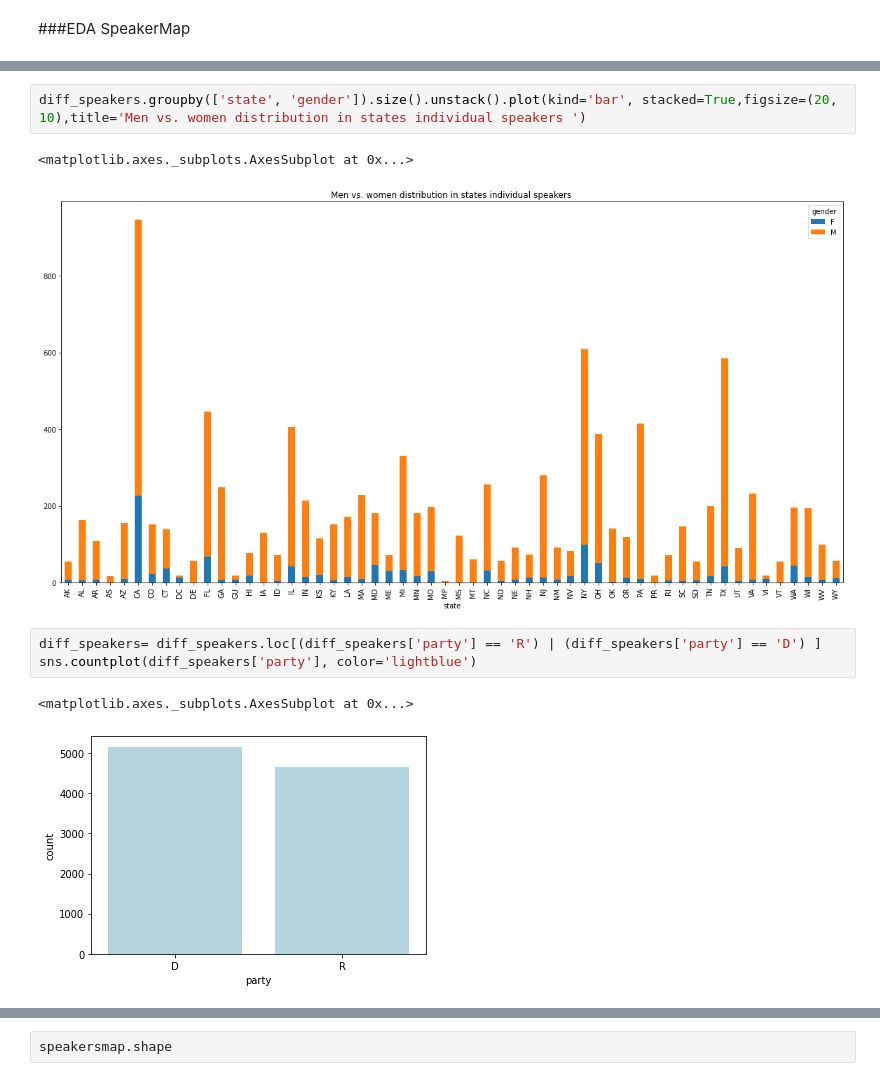
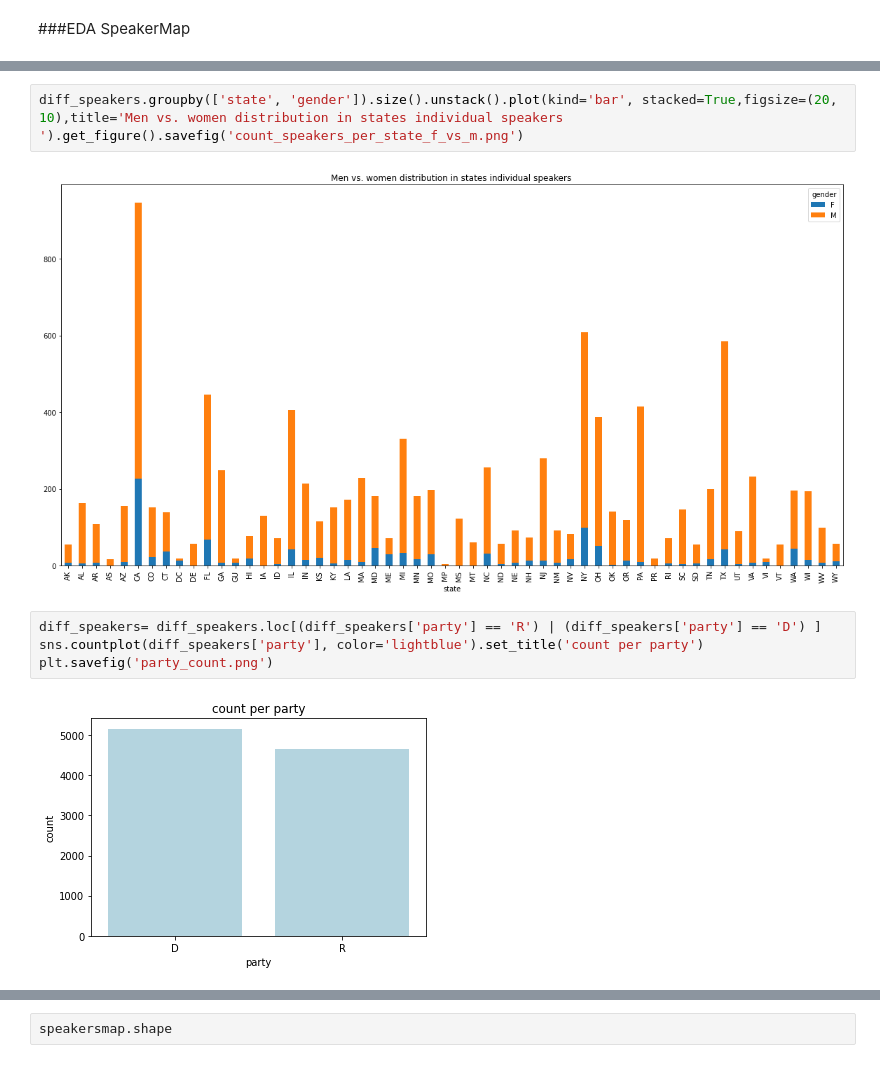
Before and after one commit to rfahrn/Text-Analysis, a Jupyter notebook: AnalysisAmericanCongress.ipynb, the cells around one changed output, grey strips where cells are left out. Drawn from its saved outputs; the diff is of its cells as text.

```diff
--- a/AnalysisAmericanCongress.ipynb
+++ b/AnalysisAmericanCongress.ipynb
@@ -104,14 +104,13 @@ diff_speakers.state.value_counts().plot(kind='bar',figsize=(30, 10))
 # %%
-diff_speakers.groupby(['state', 'gender']).size().unstack().plot(kind='bar', stacked=True,figsize=(20, 10),title='Men vs. women distribution in states individual speakers ')
+diff_speakers.groupby(['state', 'gender']).size().unstack().plot(kind='bar', stacked=True,figsize=(20, 10),title='Men vs. women distribution in states individual speakers ').get_figure().savefig('count_speakers_per_state_f_vs_m.png')
 # %% [output]
-<matplotlib.axes._subplots.AxesSubplot at 0x...>
 [figure]
 # %%
 diff_speakers= diff_speakers.loc[(diff_speakers['party'] == 'R') | (diff_speakers['party'] == 'D') ]
-sns.countplot(diff_speakers['party'], color='lightblue')
+sns.countplot(diff_speakers['party'], color='lightblue').set_title('count per party')
+plt.savefig('party_count.png')
 # %% [output]
-<matplotlib.axes._subplots.AxesSubplot at 0x...>
-[figure, old version]
+[figure, new version]
 # %%
 # female vs. male in congress
 plt.rcParams['font.size'] = 20.0
```
Also changed, not shown: parts of 61 cells of this notebook.
